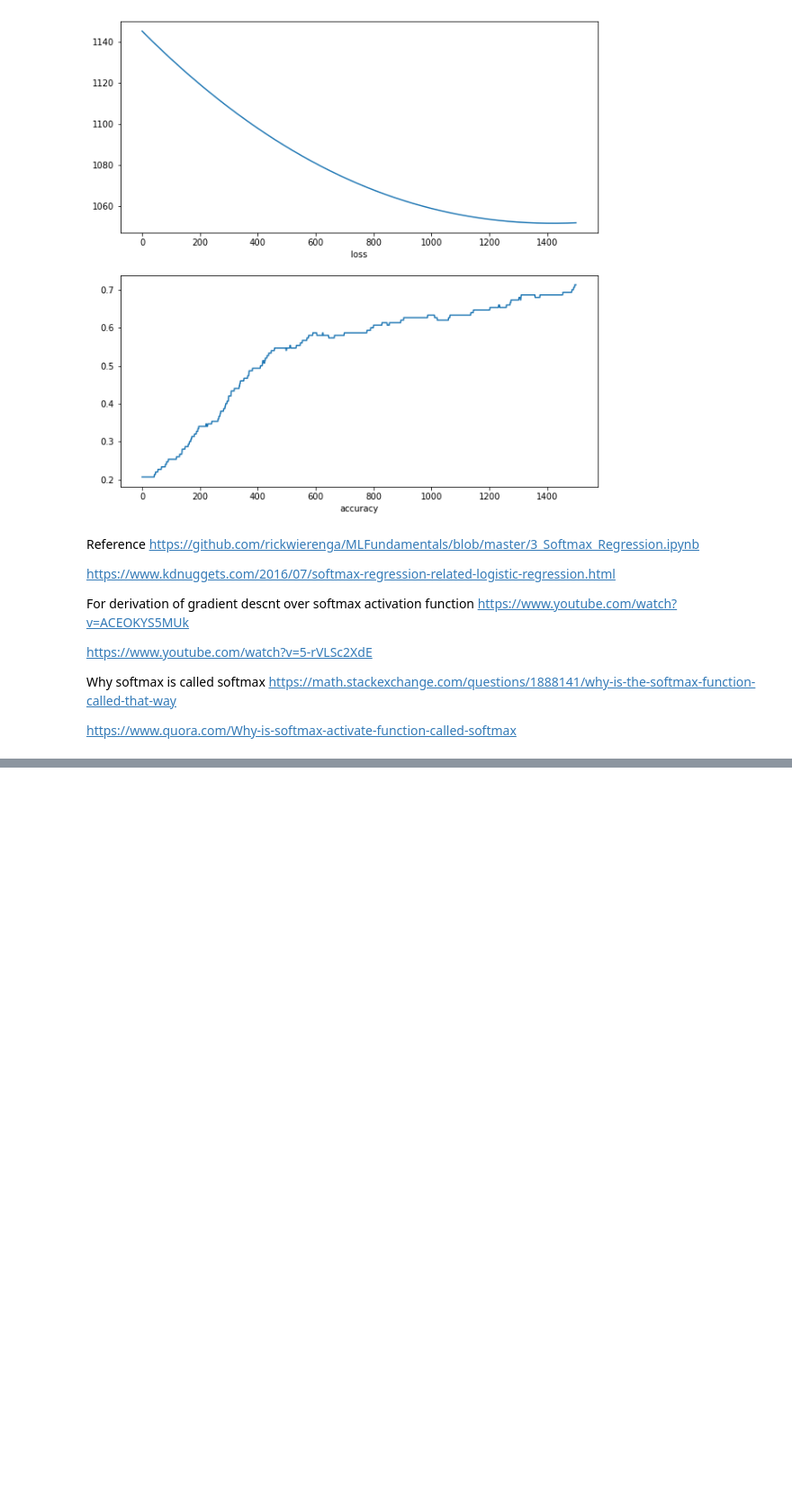
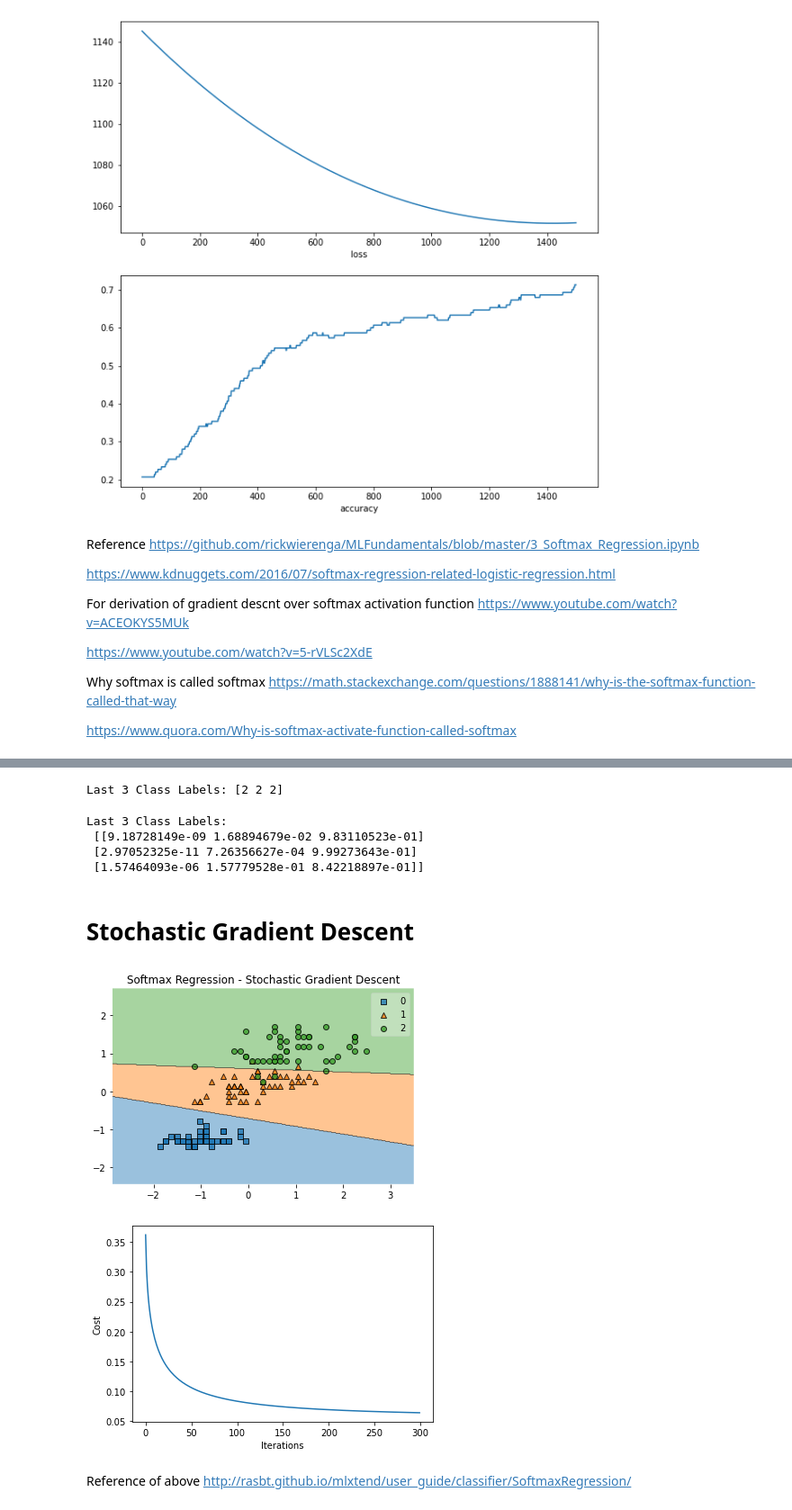
Before and after one commit to shaily-stack/Softmax-Regression, a Jupyter notebook: SoftMax Regression.ipynb, the cells around one changed output, grey strips where cells are left out. Shown at 90% size. Drawn from its saved outputs; the diff is of its cells as text; code cells hidden in the pictures; blank space fills up the shorter version.

```diff
--- a/SoftMax Regression.ipynb
+++ b/SoftMax Regression.ipynb
@@ -126,0 +169,33 @@ https://www.quora.com/Why-is-softmax-activate-function-called-softmax
+# %%
+y_pred = lr.predict(X)
+print('Last 3 Class Labels: %s' % y_pred[-3:])
+# %% [output]
+Last 3 Class Labels: [2 2 2]
+# %%
+y_pred = lr.predict_proba(X)
+print('Last 3 Class Labels:\n %s' % y_pred[-3:])
+# %% [output]
+Last 3 Class Labels:
+ [[9.18728149e-09 1.68894679e-02 9.83110523e-01]
+ [2.97052325e-11 7.26356627e-04 9.99273643e-01]
+ [1.57464093e-06 1.57779528e-01 8.42218897e-01]]
+# %% [markdown]
+# Stochastic Gradient Descent
+# %%
+lr = SoftmaxRegression(eta=0.01, epochs=300, minibatches=len(y), random_seed=1)
+lr.fit(X, y)
+
+plot_decision_regions(X, y, clf=lr)
+plt.title('Softmax Regression - Stochastic Gradient Descent')
+plt.show()
+
+plt.plot(range(len(lr.cost_)), lr.cost_)
+plt.xlabel('Iterations')
+plt.ylabel('Cost')
+plt.show()
+# %% [output]
+[figure, added]
+[figure, added]
+# %% [markdown]
+Reference of above
+http://rasbt.github.io/mlxtend/user_guide/classifier/SoftmaxRegression/
```
Also changed, not shown: parts of 3 cells of this notebook.
